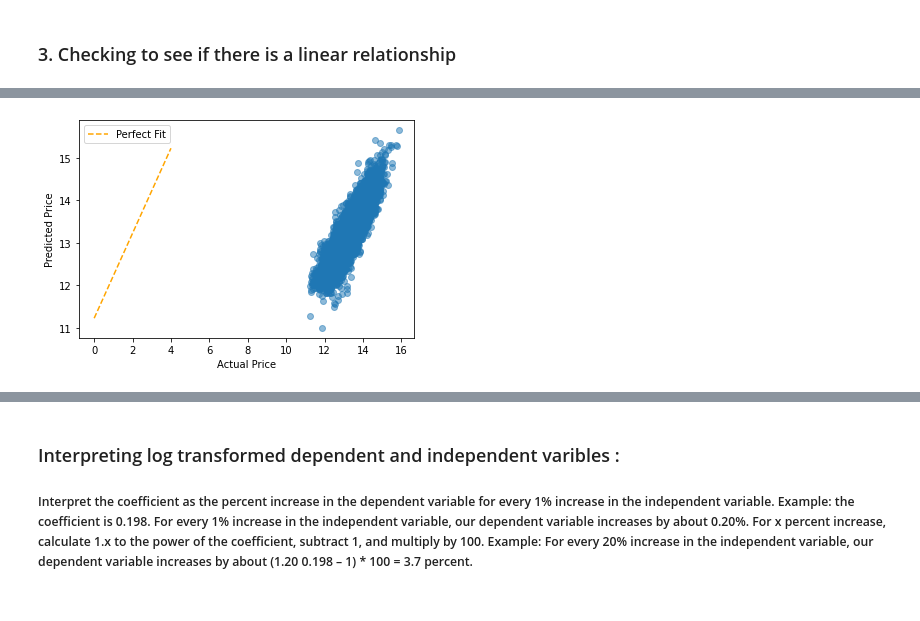
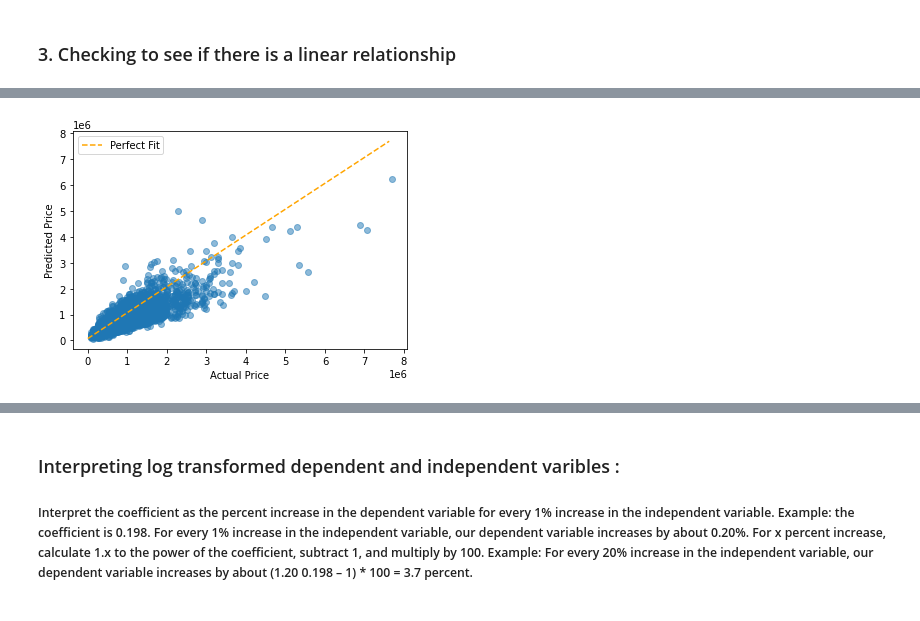
Before and after one commit to rahulakrish/linear_regression, a Jupyter notebook: phase2_project.ipynb, the cells around one changed output, grey strips where cells are left out. Drawn from its saved outputs; the diff is of its cells as text; code cells hidden in the pictures.

```diff
--- a/phase2_project.ipynb
+++ b/phase2_project.ipynb
@@ -749,12 +763,12 @@ df1.head()
 # %%
 predicted_values = model_6.fittedvalues
 fig, ax = plt.subplots(sharex=True,sharey=True)
 
-perfect_line = np.arange(df1['price'].min(), df1['price'].max())
-ax.scatter(df1['price'], predicted_values, alpha=0.5)
+perfect_line = np.arange(np.exp(df1['price']).min(), np.exp(df1['price']).max())
+ax.scatter(np.exp(df1['price']), np.exp(predicted_values), alpha=0.5)
 ax.plot(perfect_line, linestyle="--", color="orange", label="Perfect Fit")
 ax.set_xlabel("Actual Price")
 ax.set_ylabel("Predicted Price")
 ax.legend();
 # %% [output]
-[figure, old version]
+[figure, new version]
```
Also changed, not shown: parts of 38 cells of this notebook, 1 other file.
